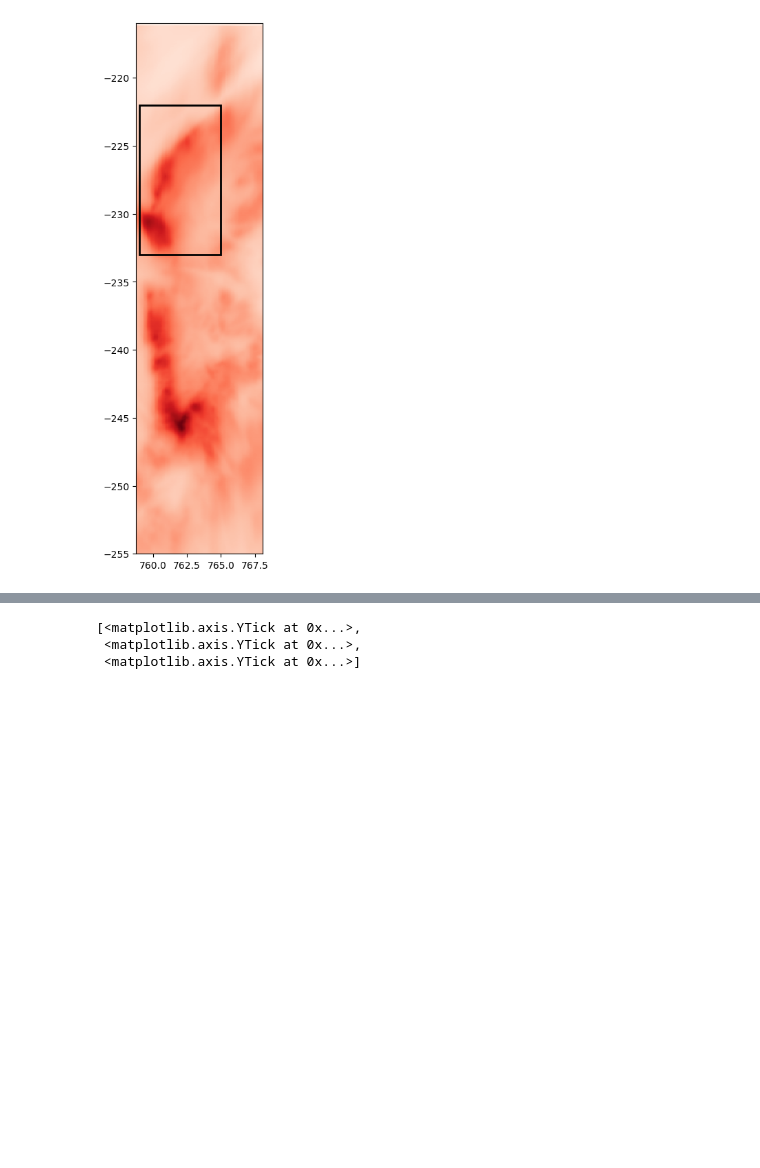
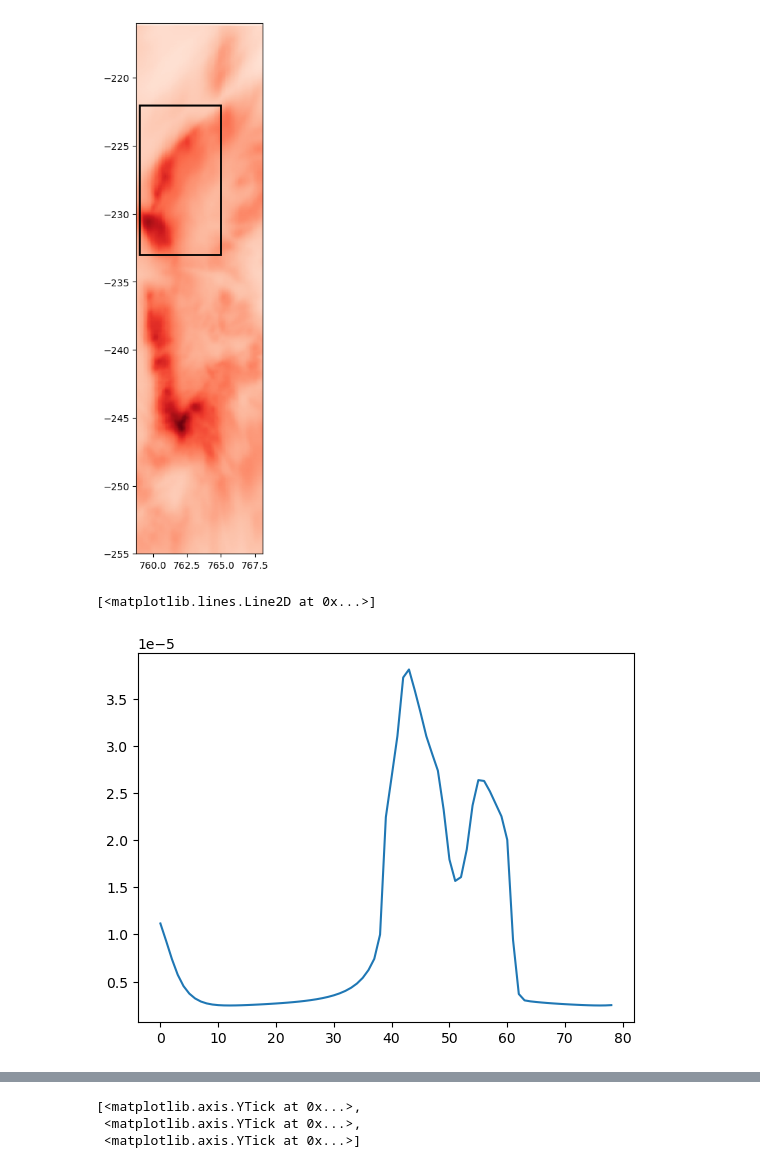
Before and after one commit to coletamburri2112/Flare_Patrol_Analysis, a Jupyter notebook: NOTEBOOKS/11_Aug_2024_Flare_Paper_Plots/11Aug2024_DKIST_RADYN+RH_CaIIH_Heps.ipynb, the cells around one changed output, grey strips where cells are left out. Drawn from its saved outputs; the diff is of its cells as text; code cells hidden in the pictures; blank space fills up the shorter version.

```diff
--- a/NOTEBOOKS/11_Aug_2024_Flare_Paper_Plots/11Aug2024_DKIST_RADYN+RH_CaIIH_Heps.ipynb
+++ b/NOTEBOOKS/11_Aug_2024_Flare_Paper_Plots/11Aug2024_DKIST_RADYN+RH_CaIIH_Heps.ipynb
@@ -448,6 +451,8 @@ dkist_wl_shift_hep = dkist_wl-lamb1
 yconvqs = psf_adjust(model_choiceqs_wl,model_choiceqs_int,fwhm,dkist_wl)
 # %%
 modelscomp = []
+modelscomp_nosub = []
+
 
 for i in range(len(models)):
     selected = models[i]
@@ -642,6 +647,7 @@ for i in range(len(models)):
 
     model_subtract1 = yconv1-yconvqs
 
+    modelscomp_nosub.append(yconv1)
     modelscomp.append(model_subtract1)
 
 # for blueshift; load RADYN-only spectra
@@ -663,8 +669,8 @@ if feature=='blueshift':
     outintt_ge = RADYN_ge['outintt']
     nmu_ge = 5
 
-    headon_caii_pb = outintt_pb[70,16,4,1:nq_pb[16]]-outintt_pb[0,16,4,1:nq_pb[16]]
-    headon_caii_pb2 = outintt_pb[52,16,4,1:nq_pb[16]]-outintt_pb[0,16,4,1:nq_pb[16]]
+    headon_caii_pb = outintt_pb[46,16,4,1:nq_pb[16]]-outintt_pb[0,16,4,1:nq_pb[16]]
+    headon_caii_pb2 = outintt_pb[70,16,4,1:nq_pb[16]]-outintt_pb[0,16,4,1:nq_pb[16]]
 
     headon_caii_ge = outintt_ge[26,16,4,1:nq_ge[16]]-outintt_ge[0,16,4,1:nq_ge[16]]
 
@@ -677,37 +683,51 @@ if feature=='blueshift':
     # psf adjust, for PB
     model_choice1_wl = wavelengths[caiih_inds_RADYN]
     model_choice1_int = headon_caii_pb[caiih_inds_RADYN]
+    model_choice1_int_nosub = outintt_pb[46,kr,4,1:nq_pb[kr]][caiih_inds_RADYN]
     model_choice1_wlshift = model_choice1_wl-lamb0
 
     model1_copy_int = model_choice1_int
+    model1_copy_int_nosub = model_choice1_int_nosub
     model1_copy_wl = model_choice1_wl
 
+    yconv1_nosub=psf_adjust(model_choice1_wl,model1_copy_int_nosub,fwhm,dkist_wl)
     yconv1=psf_adjust(model_choice1_wl,model1_copy_int,fwhm,dkist_wl)
 
+    modelscomp_nosub.append(yconv1_nosub)
     modelscomp.append(yconv1)
 
     # psf adjust, for PB2
     model_choice1_wl = wavelengths[caiih_inds_RADYN]
     model_choice1_int = headon_caii_pb2[caiih_inds_RADYN]
+    model_choice1_int_nosub = outintt_pb[70,kr,4,1:nq_pb[kr]][caiih_inds_RADYN]
+
     model_choice1_wlshift = model_choice1_wl-lamb0
 
     model1_copy_int = model_choice1_int
+    model1_copy_int_nosub = model_choice1_int_nosub
     model1_copy_wl = model_choice1_wl
 
+    yconv1_nosub=psf_adjust(model_choice1_wl,model1_copy_int_nosub,fwhm,dkist_wl)
     yconv1=psf_adjust(model_choice1_wl,model1_copy_int,fwhm,dkist_wl)
 
+    modelscomp_nosub.append(yconv1_nosub)
     modelscomp.append(yconv1)
 
     # psf adjust, for GE
     model_choice1_wl = wavelengths[caiih_inds_RADYN]
     model_choice1_int = headon_caii_ge[caiih_inds_RADYN]
+    model_choice1_int_nosub = outintt_ge[23,kr,4,1:nq_pb[kr]][caiih_inds_RADYN]
+
     model_choice1_wlshift = model_choice1_wl-lamb0
 
     model1_copy_int = model_choice1_int
+    model1_copy_int_nosub = model_choice1_int_nosub
     model1_copy_wl = model_choice1_wl
 
+    yconv1_nosub=psf_adjust(model_choice1_wl,model1_copy_int_nosub,fwhm,dkist_wl)
     yconv1=psf_adjust(model_choice1_wl,model1_copy_int,fwhm,dkist_wl)
 
+    modelscomp_nosub.append(yconv1_nosub)
     modelscomp.append(yconv1)
 
 
@@ -757,3 +777,8 @@ if feature=='deepheating':
 
     yconv3=psf_adjust(model_choice1_wl,model3_copy_int,fwhm,dkist_wl)
     modelscomp.append(yconv3)
+# %%
+plt.plot(outintt_pb[46,kr,4,1:nq_pb[kr]][caiih_inds_RADYN])
+# %% [output]
+[<matplotlib.lines.Line2D at 0x...>]
+[figure, added]
```
Also changed, not shown: parts of 16 cells of this notebook, 2 other files.
